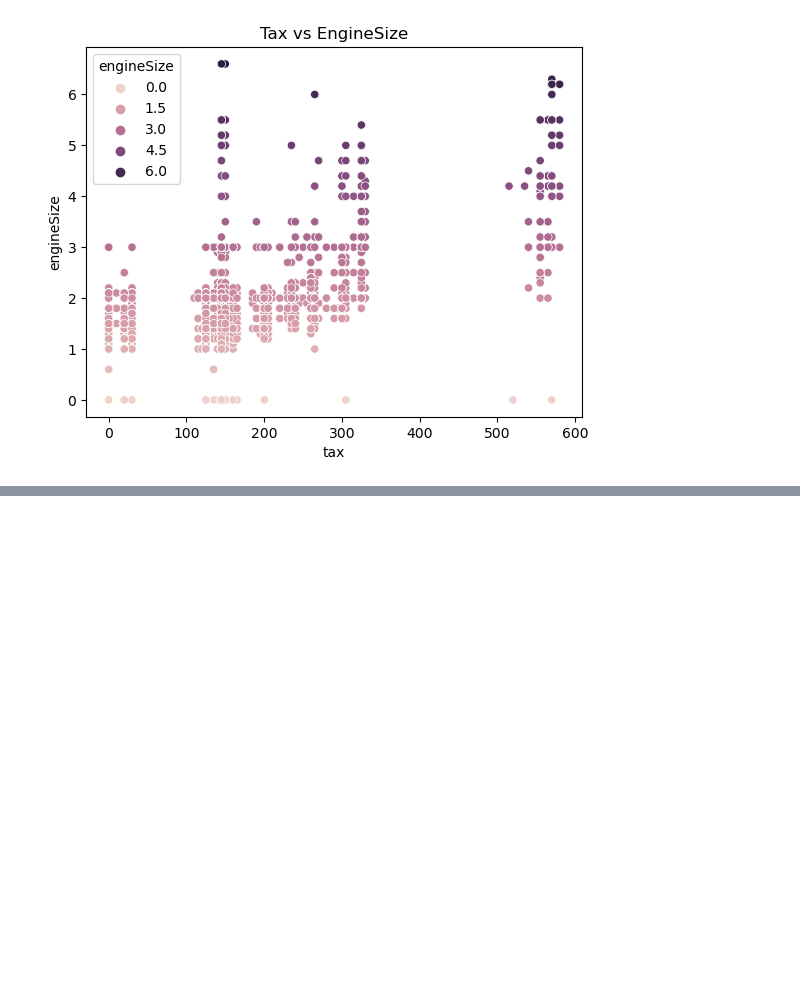
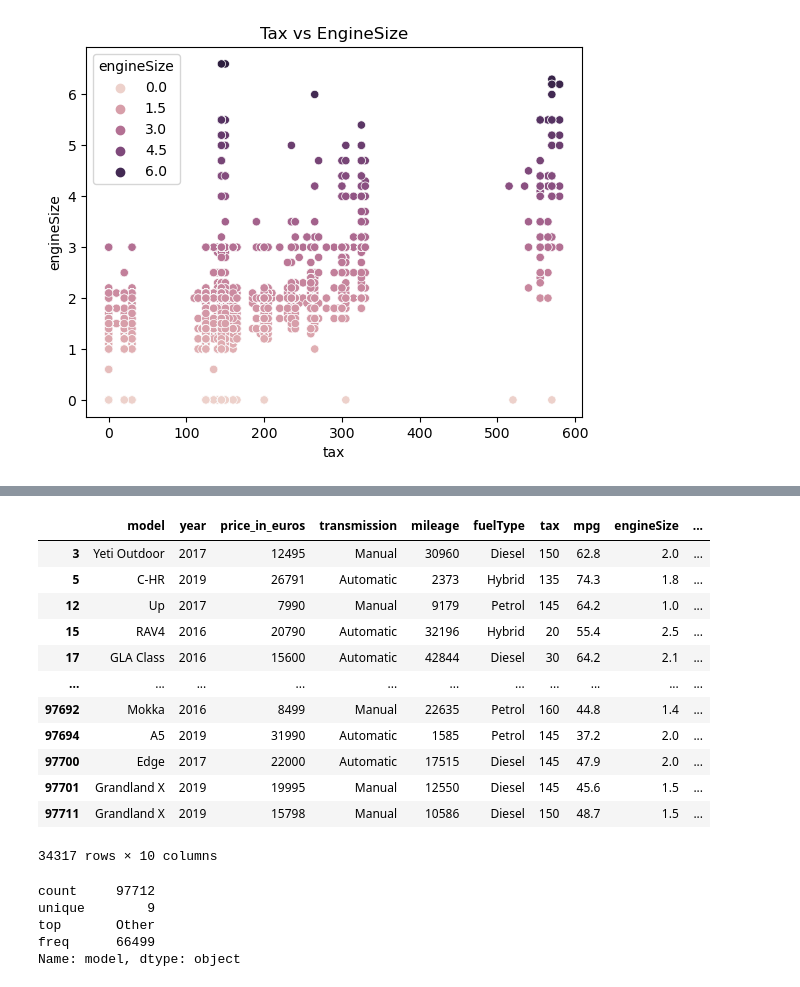
Before and after one commit to anniezhe0/cars, a Jupyter notebook: carsv2.ipynb, the cells around one changed output, grey strips where cells are left out. Cells and saved outputs as stored; diff of their text form; code cells hidden in the pictures; blank space fills up the shorter version.

```diff
--- a/carsv2.ipynb
+++ b/carsv2.ipynb
@@ -149,0 +172,17 @@ When looking at the two scatterplots, I notice that it's possible to have groups
+# %%
+counts = cars["model"].value_counts()
+cars[cars["model"].map(counts)<=1000]
+# %% [output]
+|  | model | year | price_in_euros | transmission | mileage | fuelType | tax | mpg | engineSize | ... |
+| 3 | Yeti Outdoor | 2017 | 12495 | Manual | 30960 | Diesel | 150 | 62.8 | 2.0 | ... |
+| 5 | C-HR | 2019 | 26791 | Automatic | 2373 | Hybrid | 135 | 74.3 | 1.8 | ... |
+| 12 | Up | 2017 | 7990 | Manual | 9179 | Petrol | 145 | 64.2 | 1.0 | ... |
+| 15 | RAV4 | 2016 | 20790 | Automatic | 32196 | Hybrid | 20 | 55.4 | 2.5 | ... |
+| 17 | GLA Class | 2016 | 15600 | Automatic | 42844 | Diesel | 30 | 64.2 | 2.1 | ... |
+| ... | ... | ... | ... | ... | ... | ... | ... | ... | ... | ... |
+| 97692 | Mokka | 2016 | 8499 | Manual | 22635 | Petrol | 160 | 44.8 | 1.4 | ... |
+| 97694 | A5 | 2019 | 31990 | Automatic | 1585 | Petrol | 145 | 37.2 | 2.0 | ... |
+| 97700 | Edge | 2017 | 22000 | Automatic | 17515 | Diesel | 145 | 47.9 | 2.0 | ... |
+| 97701 | Grandland X | 2019 | 19995 | Manual | 12550 | Diesel | 145 | 45.6 | 1.5 | ... |
+| 97711 | Grandland X | 2019 | 15798 | Manual | 10586 | Diesel | 150 | 48.7 | 1.5 | ... |
+34317 rows × 10 columns
@@ -149,0 +226,8 @@ When looking at the two scatterplots, I notice that it's possible to have groups
+# %%
+transformed_column.describe()
+# %% [output]
+count     97712
+unique        9
+top       Other
+freq      66499
+Name: model, dtype: object
```
Also changed, not shown: parts of 10 cells of this notebook.
